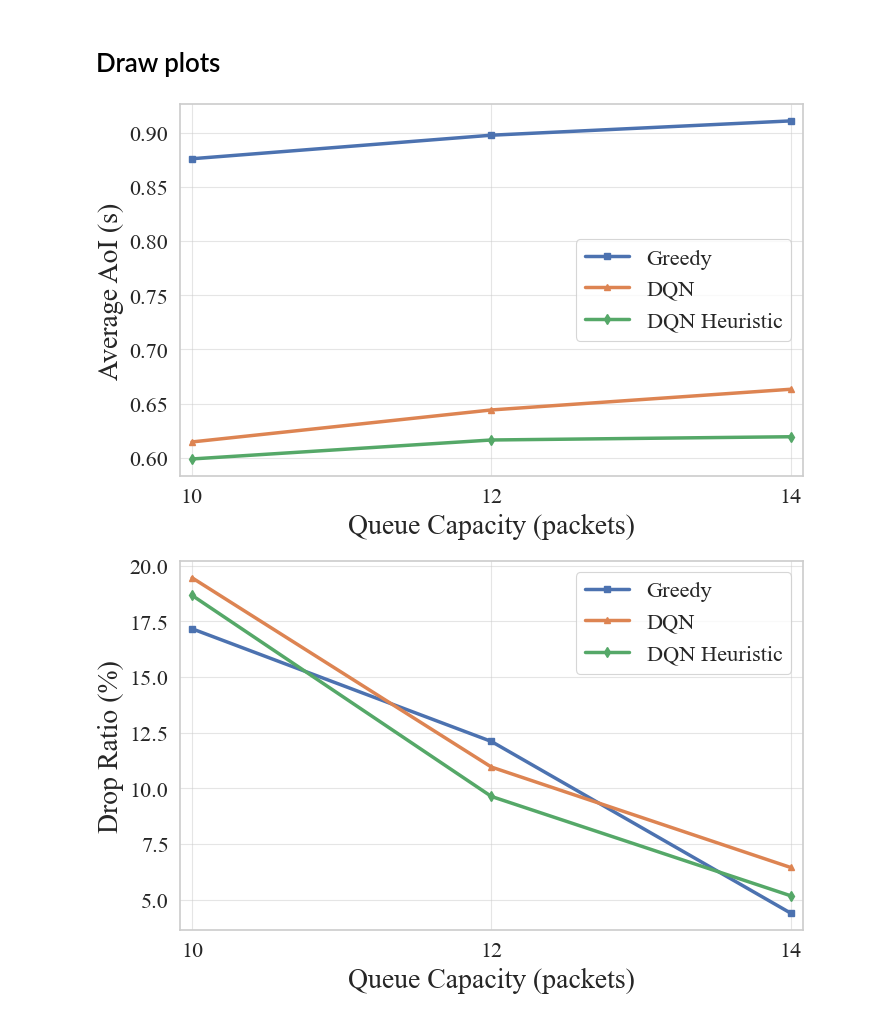
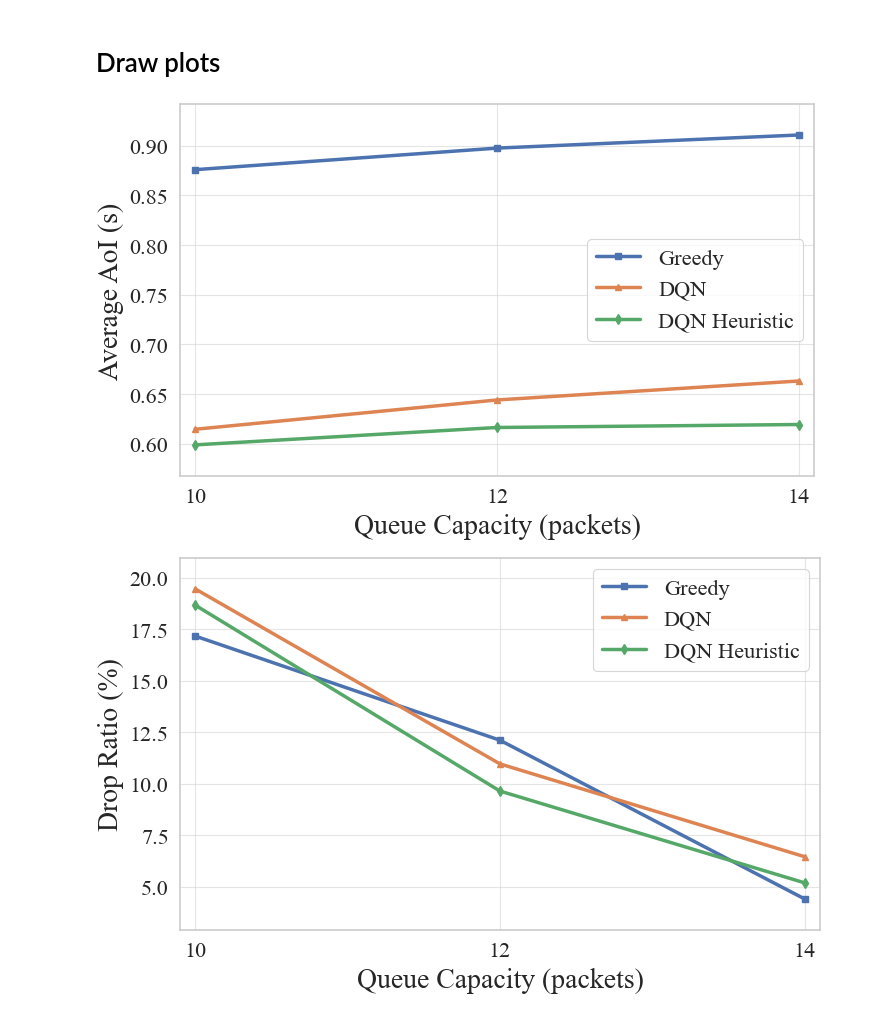
Before and after one commit to lanlehoang/LLM-AoI-Optimization, a Jupyter notebook: misc.ipynb, the cells around one changed output. Cells and saved outputs as stored; diff of their text form; code cells hidden in the pictures.

Commit message:
tighten plot columns

```diff
--- a/misc.ipynb
+++ b/misc.ipynb
@@ -391,27 +391,27 @@ colors = sns.color_palette("deep", 3)
 # %%
 fig, ax = plt.subplots()
 
 for i, method in enumerate(methods):
     ax.plot(
         data['queue_analysis']['x_values'],
         data['queue_analysis']['aoi_mean'][method],
         label=method_labels[i],
         marker=markers[i],
         color=colors[i],
     )
 
 ax.set_xlabel('Queue Capacity (packets)')
 ax.set_ylabel('Average AoI (s)')
 ax.set_xticks(data['queue_analysis']['x_values'])
-ax.margins(x=0.02, y=0.05)
+ax.margins(x=0.025, y=0.1)
 ax.legend(loc='best', frameon=True)
 ax.grid(True, alpha=0.5)
 
 plt.tight_layout(pad=0.3)
 plt.savefig('figures/queue_aoi.pdf', dpi=300, bbox_inches='tight')
 plt.show()
 # %% [output]
-[figure, old version]
+[figure, new version]
 # %%
 fig, ax = plt.subplots()
 
@@ -427,7 +427,7 @@ for i, method in enumerate(methods):
 ax.set_xlabel('Queue Capacity (packets)')
 ax.set_ylabel('Drop Ratio (%)')
 ax.set_xticks(data['queue_analysis']['x_values'])
-ax.margins(x=0.02, y=0.05)
+ax.margins(x=0.025, y=0.1)
 ax.legend(loc='best', frameon=True)
 ax.grid(True, alpha=0.5)
 
@@ -435,7 +435,7 @@ plt.tight_layout(pad=0.3)
 plt.savefig('figures/queue_drop_mean.pdf', dpi=300, bbox_inches='tight')
 plt.show()
 # %% [output]
-[figure, old version]
+[figure, new version]
 # %%
 fig, ax = plt.subplots()
 
```
Also changed, not shown: parts of 2 cells of this notebook, 7 other files.
